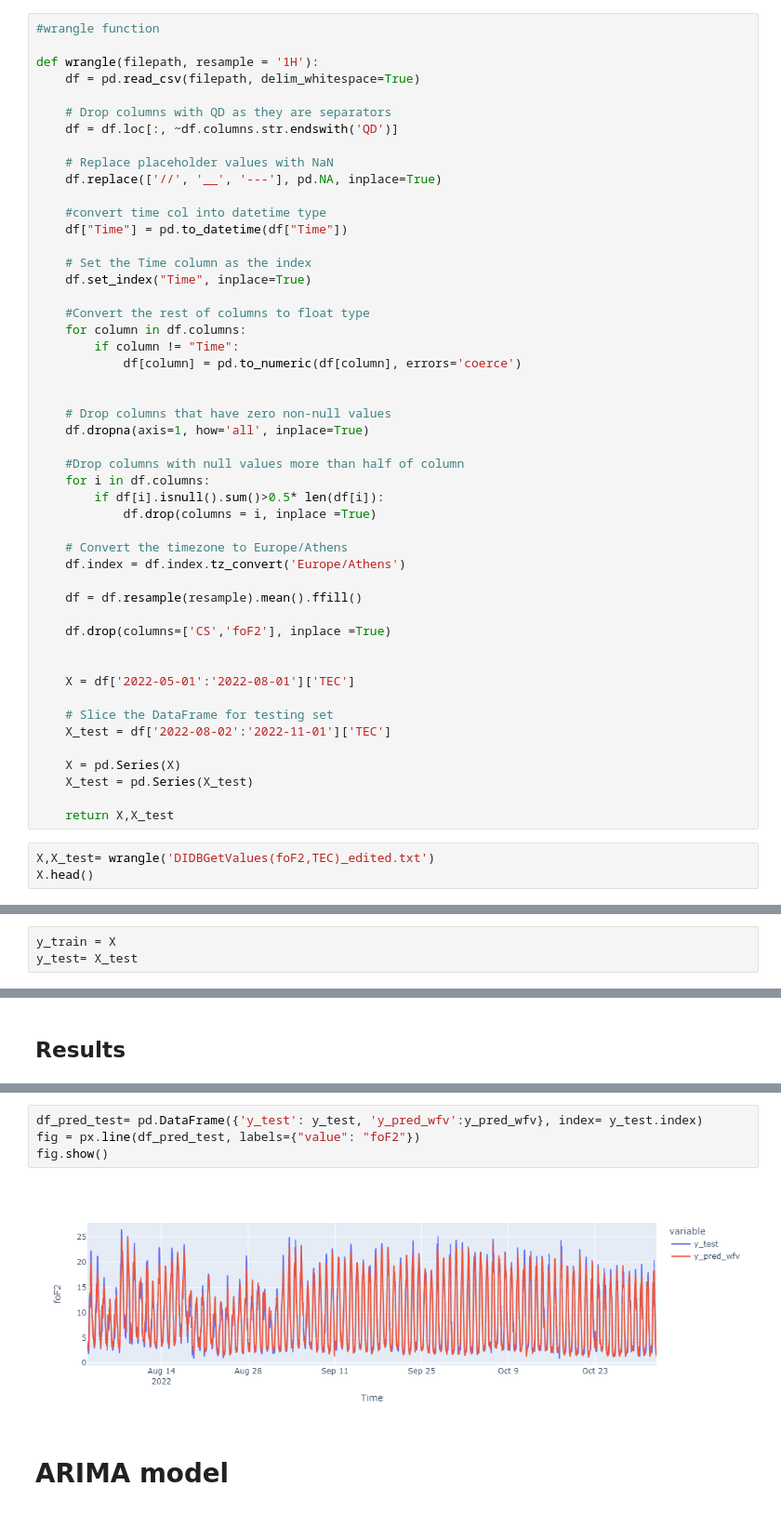
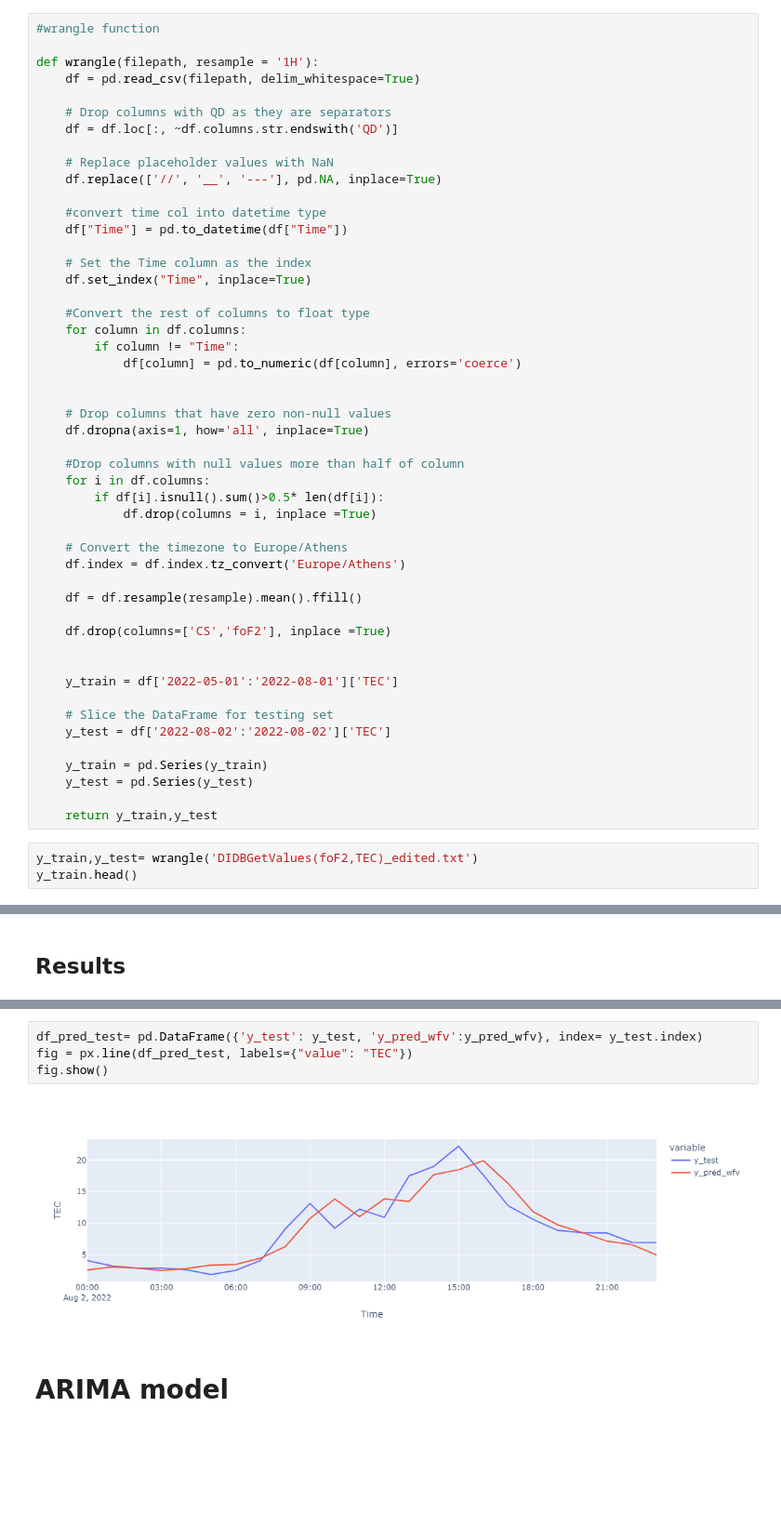
Before and after one commit to elqwaisney/Ionogram-Scaled-Charecteristics-analysis, a Jupyter notebook: Ionogram.ipynb, the cells around one changed output, grey strips where cells are left out. Shown at 93% size. Drawn from its saved outputs; the diff is of its cells as text; blank space fills up the shorter version.

```diff
--- a/Ionogram.ipynb
+++ b/Ionogram.ipynb
@@ -65,18 +67,18 @@ def wrangle(filepath, resample = '1H'):
     df.drop(columns=['CS','foF2'], inplace =True)
 
 
-    X = df['2022-05-01':'2022-08-01']['TEC']
+    y_train = df['2022-05-01':'2022-08-01']['TEC']
 
     # Slice the DataFrame for testing set
-    X_test = df['2022-08-02':'2022-11-01']['TEC']
+    y_test = df['2022-08-02':'2022-08-02']['TEC']
 
-    X = pd.Series(X)
-    X_test = pd.Series(X_test)
+    y_train = pd.Series(y_train)
+    y_test = pd.Series(y_test)
 
-    return X,X_test
+    return y_train,y_test
 # %%
-X,X_test= wrangle('DIDBGetValues(foF2,TEC)_edited.txt')
-X.head()
+y_train,y_test= wrangle('DIDBGetValues(foF2,TEC)_edited.txt')
+y_train.head()
 # %% [output]
 Time
 2022-05-01 00:00:00+03:00    4.025000
@@ -315,6 +315,3 @@ plot_pacf(X, lags=100, ax=ax[1]);
-# %%
-y_train = X
-y_test= X_test
 # %% [markdown]
 # Build Model
 # %% [markdown]
@@ -448,10 +444,10 @@ TEC.L26   -0.081801
 dtype: float64
 # %%
 df_pred_test= pd.DataFrame({'y_test': y_test, 'y_pred_wfv':y_pred_wfv}, index= y_test.index)
-fig = px.line(df_pred_test, labels={"value": "foF2"})
+fig = px.line(df_pred_test, labels={"value": "TEC"})
 fig.show()
 # %% [output]
-[figure, old version]
+[figure, new version]
 # %% [markdown]
 # ARIMA model
 # %%
```
Also changed, not shown: parts of 23 cells of this notebook, 2 other files.
